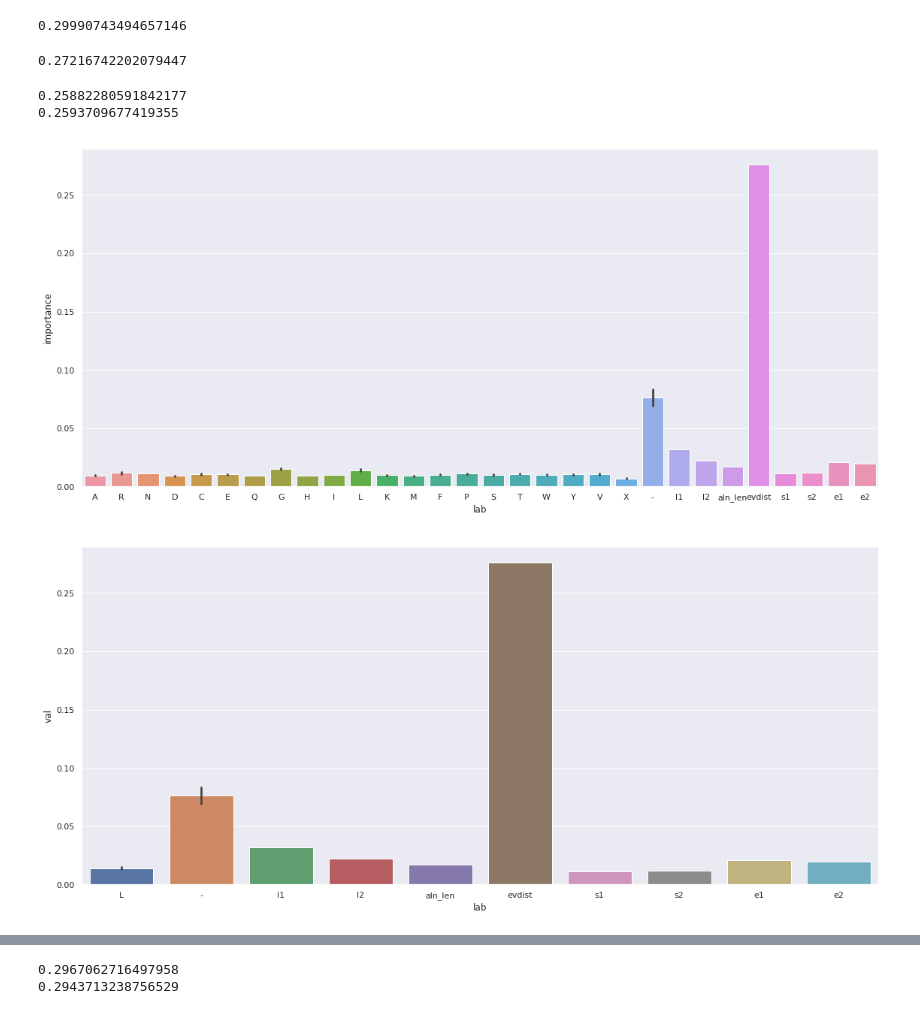
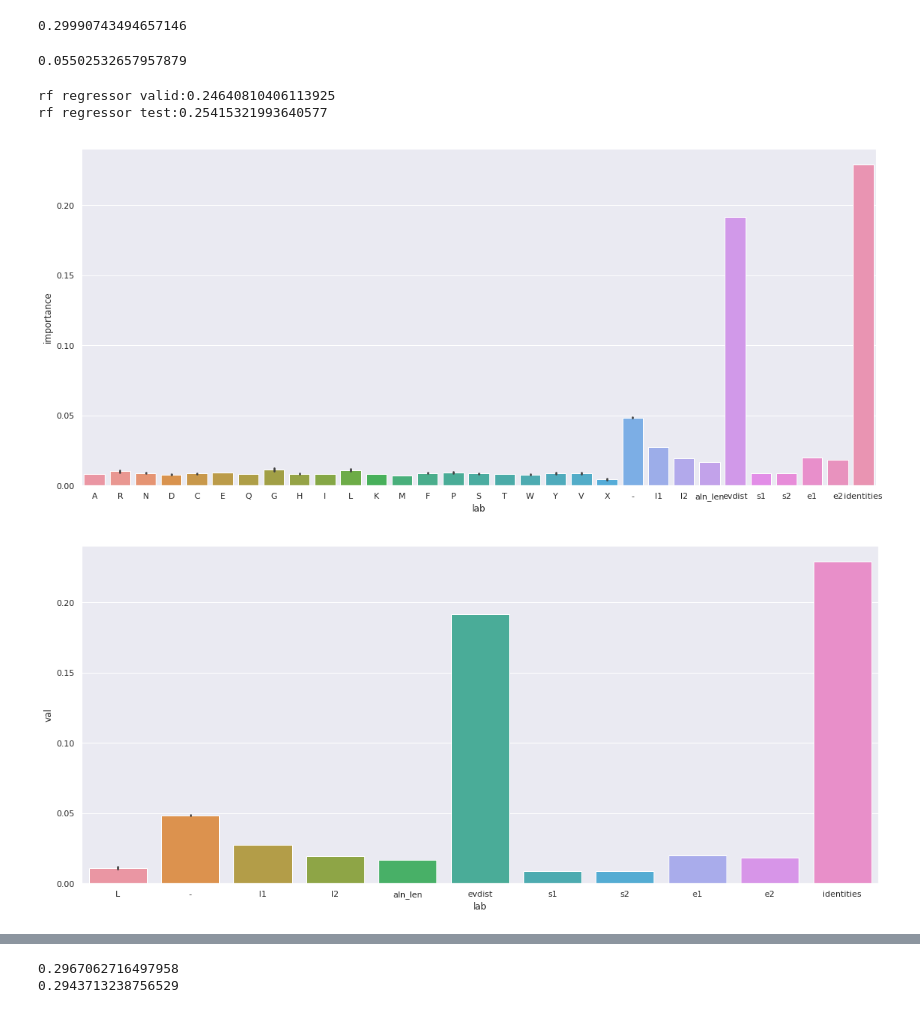
Before and after one commit to patrickbryant1/basic_scilife_scripts, a Jupyter notebook: models/baseline.ipynb, the cells around one changed output, grey strips where cells are left out. Saved outputs shown, nothing was run; the diff lists cells and outputs as text; code cells hidden in the pictures.

```diff
--- a/models/baseline.ipynb
+++ b/models/baseline.ipynb
@@ -61,13 +62,15 @@ def create_features(df):
     e1 = np.asarray(df['e1'])
     e2 = np.asarray(df['e2'])
 
+    #Get identities
+    identities = np.asarray(df['identity'])
     #Save features
     enc_feature = []
 
 
     for i in range(0, len(enc1)):
         enc_feature.append(count_aa(enc1[i])) #Append to list
-        enc_feature[i].extend(count_aa(enc2[i])) #Extend
+        enc_feature[i].extend(count_aa(enc2[i]))
         enc_feature[i].append(l1[i])
         enc_feature[i].append(l2[i])
         enc_feature[i].append(aln_len[i])
@@ -76,22 +79,24 @@ def create_features(df):
         enc_feature[i].append(s2[i])
         enc_feature[i].append(e1[i])
         enc_feature[i].append(e2[i])
+        enc_feature[i].append(identities[i])
 
-   #Get RMSDs
-    rmsds = df['RMSD_x']
-    rmsds = np.asarray(rmsds)/4.5
-    bins = np.arange(0,4.5,0.1)
+    #Get RMSDs
+    #rmsds = df['RMSD_x']
+    #rmsds = np.asarray(rmsds)/4.5
+    #bins = np.arange(0,4.5,0.1)
     #bins = np.arange(0.5,2.5,0.05)
     #bins = np.insert(bins,0, 0)
     #bins = np.append(bins, 4.5)
     #Bin the TMscore RMSDs
-    binned_rmsds = np.digitize(rmsds, bins)
+    #binned_rmsds = np.digitize(rmsds, bins)
 
+    tmscores = df['TMscore']
     #Data
     X = np.asarray(enc_feature)
-    y = np.asarray(rmsds)
-    y_binned = np.asarray(binned_rmsds)
-    return(X, y, y_binned)
+    y = np.asarray(tmscores)
+    #y_binned = np.asarray(binned_rmsds)
+    return(X, y) #, y_binned)
 # %%
 #Read df
 complete_df = pd.read_csv('/home/pbryant/evolution/visual/complete_df.csv')
@@ -101,5 +106,6 @@ train_df = complete_df[complete_df['H_group_x'].isin(train_groups)]
 valid_df = complete_df[complete_df['H_group_x'].isin(valid_groups)]
 test_df = complete_df[complete_df['H_group_x'].isin(test_groups)]
 # %%
-X_train,y_train, y_train_binned = create_features(train_df)
-X_valid,y_valid, y_valid_binned = create_features(valid_df)
+X_train,y_train = create_features(train_df)
+X_valid,y_valid = create_features(valid_df)
+X_test,y_test = create_features(test_df)
@@ -141,7 +131,7 @@ clf_predictions = clf.predict(X_valid)
 average_error = np.average(np.absolute(clf_predictions-y_valid_binned))
 print(average_error*0.1)
 # %% [output]
-0.27216742202079447
+0.05502532657957879
 # %%
 #RandomForestRegressor
 clf = RandomForestRegressor(n_estimators=100, bootstrap = True, max_features = 'sqrt')
@@ -150,43 +140,34 @@ clf = RandomForestRegressor(n_estimators=100, bootstrap = True, max_features = '
 clf.fit(X_train, y_train)
 
 #predict
-clf_predictions = clf.predict(X_valid)
-
+clf_predictions_valid = clf.predict(X_valid)
+clf_predictions_test = clf.predict(X_test)
 #Average error
-average_error = np.average(np.absolute(clf_predictions-y_valid))
-print(average_error)
-
-#Binned fitting
-# Fit on training data
-clf.fit(X_train, y_train_binned)
-
-#predict
-clf_predictions = clf.predict(X_valid)
-
-#Average error
-average_error = np.average(np.absolute(clf_predictions-y_valid_binned))
-print(average_error*0.1)
+average_error = np.average(np.absolute(clf_predictions_valid-y_valid))
+print('rf regressor valid:' + str(average_error))
+average_error = np.average(np.absolute(clf_predictions_test-y_test))
+print('rf regressor test:' + str(average_error))
 # %% [output]
-0.25882280591842177
-0.2593709677419355
+rf regressor valid:0.24640810406113925
+rf regressor test:0.25415321993640577
 # %%
 importances = clf.feature_importances_
 #importances = -np.log(importances)
 # %%
-labels = ['A', 'R', 'N', 'D', 'C', 'E', 'Q', 'G', 'H', 'I', 'L', 'K', 'M', 'F', 'P', 'S', 'T', 'W', 'Y', 'V', 'X', '-', 'A', 'R', 'N', 'D', 'C', 'E', 'Q', 'G', 'H', 'I', 'L', 'K', 'M', 'F', 'P', 'S', 'T', 'W', 'Y', 'V', 'X', '-', 'l1', 'l2', 'aln_len', 'evdist','s1', 's2', 'e1', 'e2']
+labels = ['A', 'R', 'N', 'D', 'C', 'E', 'Q', 'G', 'H', 'I', 'L', 'K', 'M', 'F', 'P', 'S', 'T', 'W', 'Y', 'V', 'X', '-', 'A', 'R', 'N', 'D', 'C', 'E', 'Q', 'G', 'H', 'I', 'L', 'K', 'M', 'F', 'P', 'S', 'T', 'W', 'Y', 'V', 'X', '-', 'l1', 'l2', 'aln_len', 'evdist','s1', 's2', 'e1', 'e2', 'identities']
 imp_df = pd.DataFrame({'lab':labels, 'importance':importances})
 sns.barplot(x='lab', y='importance', data = imp_df)
 sns.set(rc={'figure.figsize':(19,8.27)})
 plt.show()
 # %% [output]
-[figure, old version]
+[figure, new version]
 # %%
-#It looks like Leucine, gaps, lengths of sequences and alignment as well as the evdist are the important features
-importances_s = [importances[10],importances[21],importances[32],importances[43],importances[44],importances[45],importances[46],importances[47],importances[48],importances[49],importances[50],importances[51]]
-labels = ['L', '-', 'L', '-', 'l1', 'l2', 'aln_len', 'evdist','s1', 's2', 'e1', 'e2']
+#gap, evdist and identities are the important features
+importances_s = [importances[10],importances[21],importances[32],importances[43],importances[44],importances[45],importances[46],importances[47],importances[48],importances[49],importances[50],importances[51], importances[52]]
+labels = ['L', '-', 'L', '-', 'l1', 'l2', 'aln_len', 'evdist','s1', 's2', 'e1', 'e2', 'identities']
 imp_df = pd.DataFrame({'lab':labels, 'val':importances_s})
 sns.barplot(x='lab', y='val', data = imp_df)
 sns.set(rc={'figure.figsize':(19,8.27)})
 plt.show()
 # %% [output]
-[figure, old version]
+[figure, new version]
```
Also changed, not shown: parts of 17 cells of this notebook, 2 other files.
